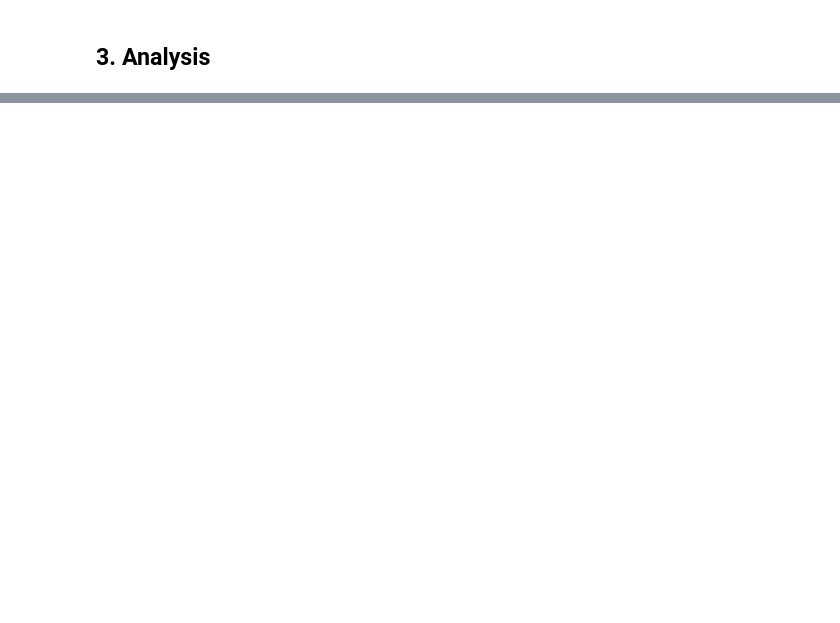
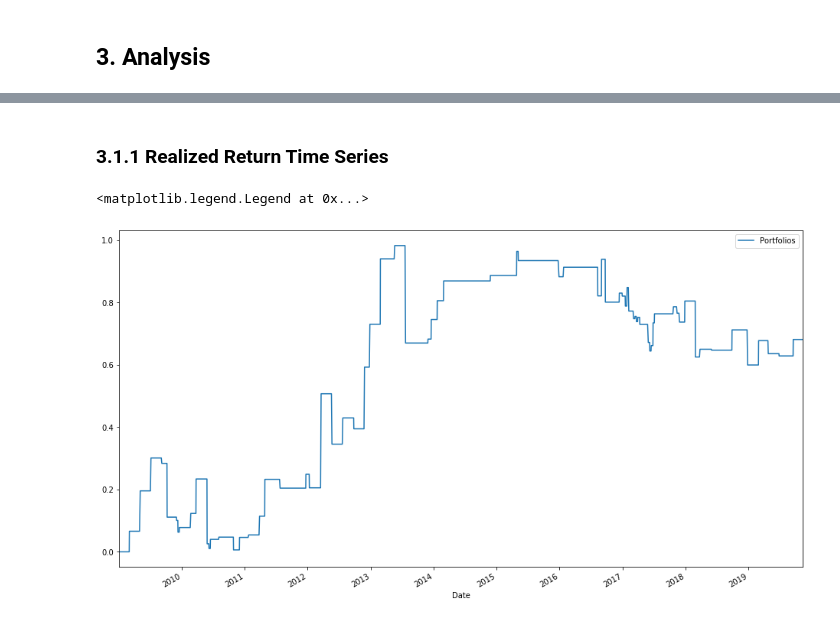
Before and after one commit to Zhehao97/AlgorithmicTrading_final, a Jupyter notebook: 2.Carry Trade Implementation.ipynb, the cells around one changed output, grey strips where cells are left out. Saved outputs shown, nothing was run; the diff lists cells and outputs as text; code cells hidden in the pictures; blank space fills up the shorter version.

```diff
--- a/2.Carry Trade Implementation.ipynb
+++ b/2.Carry Trade Implementation.ipynb
@@ -14,6 +14,6 @@ matplotlib.rcParams[ 'figure.figsize' ] = ( 16, 9 )
 # %% [markdown]
 ## 1. Load data
 # %%
-data_path = 'Final_Data/Final_sorted.csv'
-final_data = pd.read_csv(data_path)
+data_path_new = 'Final_Data/to_send.csv'
+final_data_new = pd.read_csv(data_path_new)
 # %%
@@ -88,0 +162,9 @@ results['Period'].hist()
+# %% [markdown]
+### 3.1.1 Realized Return Time Series
+# %%
+results_09['Real_Return'].plot(label='Portfolios')
+plt.legend()
+plt.show()
+# %% [output]
+<matplotlib.legend.Legend at 0x...>
+[figure, added]
```
Also changed, not shown: parts of 31 cells of this notebook, 1 other file.
